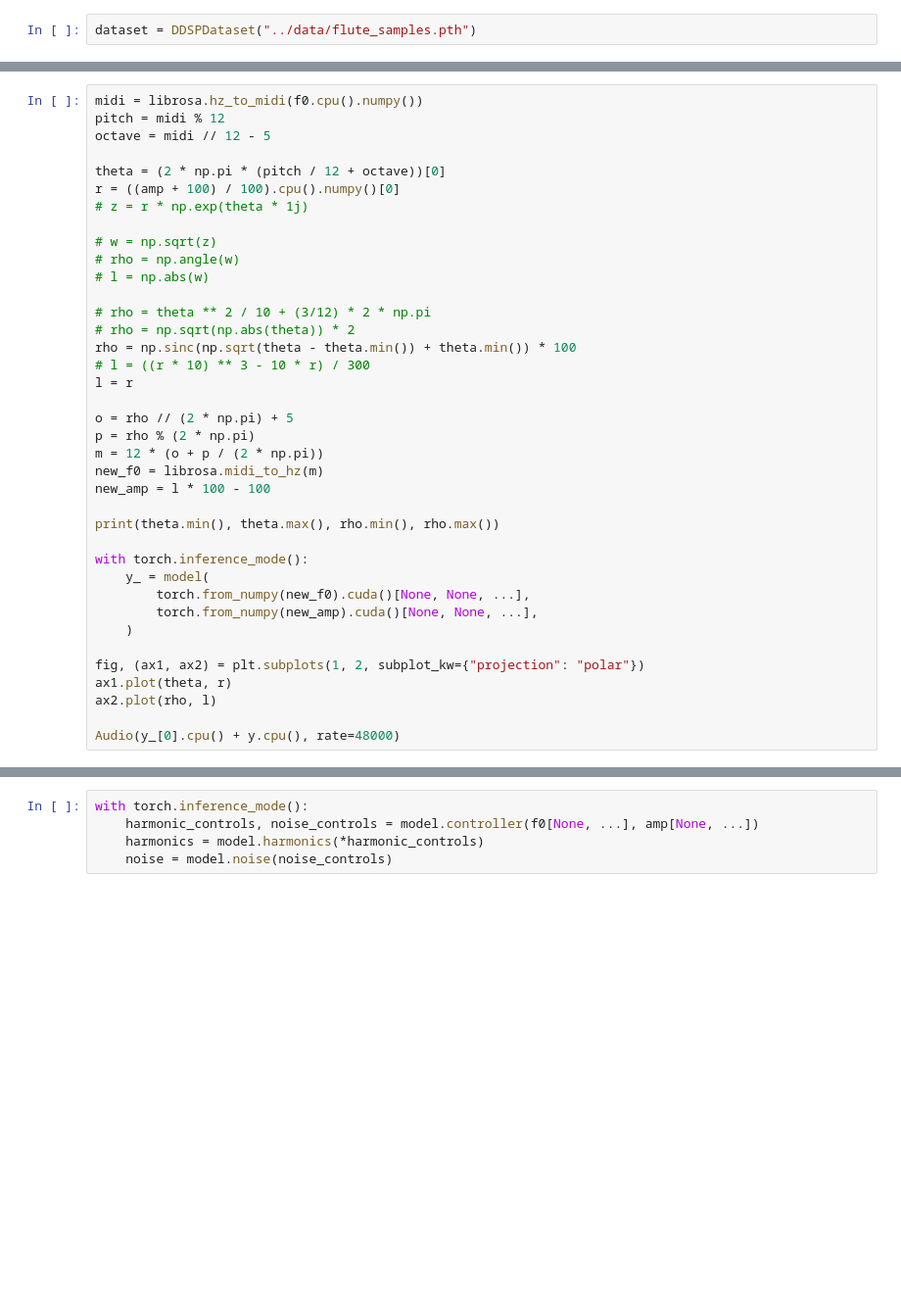
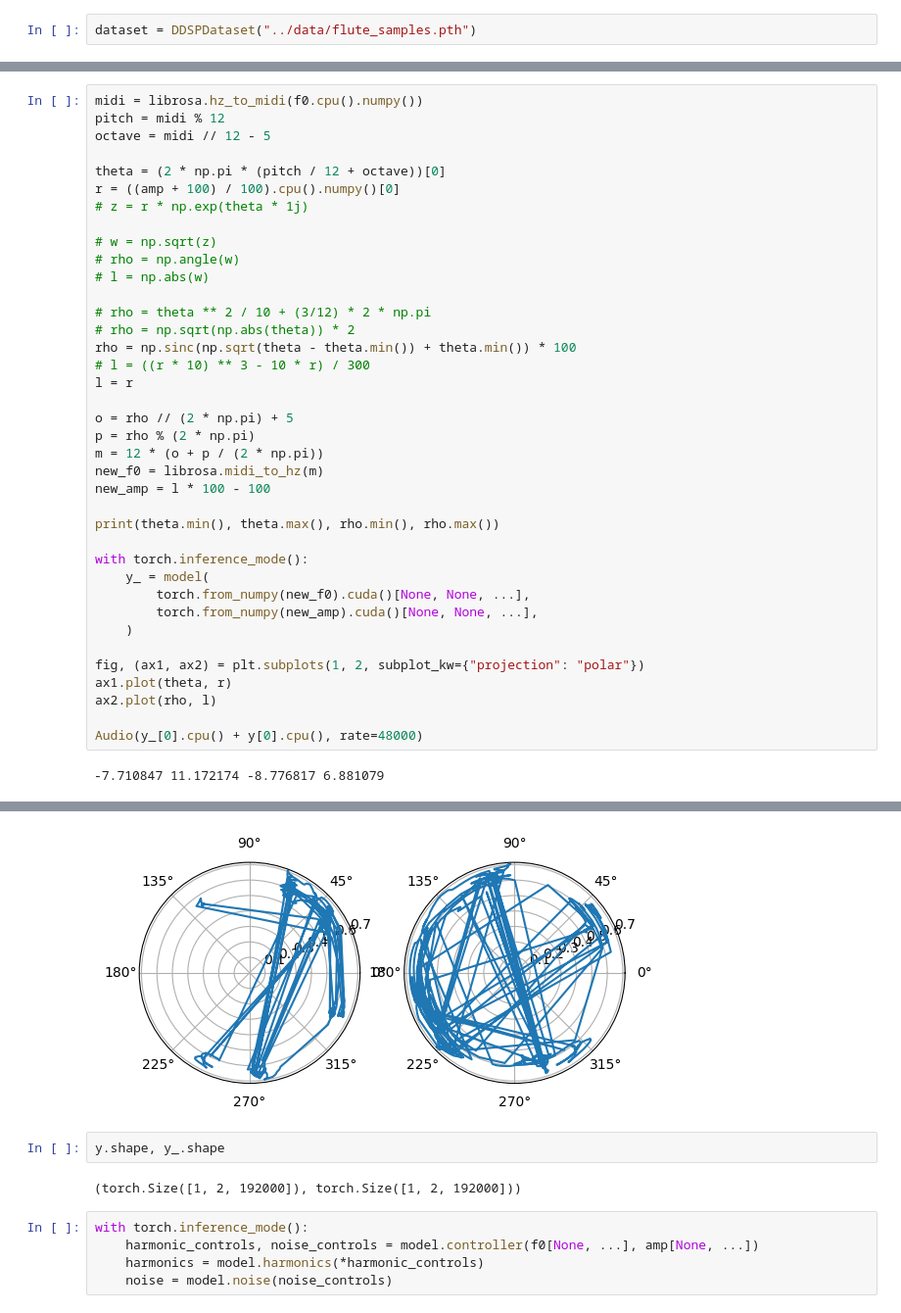
Before and after one commit to kureta/performer, a Jupyter notebook: notebooks/Test saved model.ipynb, the cells around one changed output, grey strips where cells are left out. Shown at 98% size. Saved outputs shown, nothing was run; the diff lists cells and outputs as text; blank space fills up the shorter version.

```diff
--- a/notebooks/Test saved model.ipynb
+++ b/notebooks/Test saved model.ipynb
@@ -70,4 +72,6 @@ fig, (ax1, ax2) = plt.subplots(1, 2, subplot_kw={"projection": "polar"})
 ax1.plot(theta, r)
 ax2.plot(rho, l)
 
-Audio(y_[0].cpu() + y.cpu(), rate=48000)
+Audio(y_[0].cpu() + y[0].cpu(), rate=48000)
+# %% [output]
+-7.710847 11.172174 -8.776817 6.881079
@@ -74,3 +79,8 @@ Audio(y_[0].cpu() + y.cpu(), rate=48000)
+[figure, added]
+# %%
+y.shape, y_.shape
+# %% [output]
+(torch.Size([1, 2, 192000]), torch.Size([1, 2, 192000]))
 # %%
 with torch.inference_mode():
     harmonic_controls, noise_controls = model.controller(f0[None, ...], amp[None, ...])
```
Also changed, not shown: parts of 13 cells of this notebook, 4 other files.
